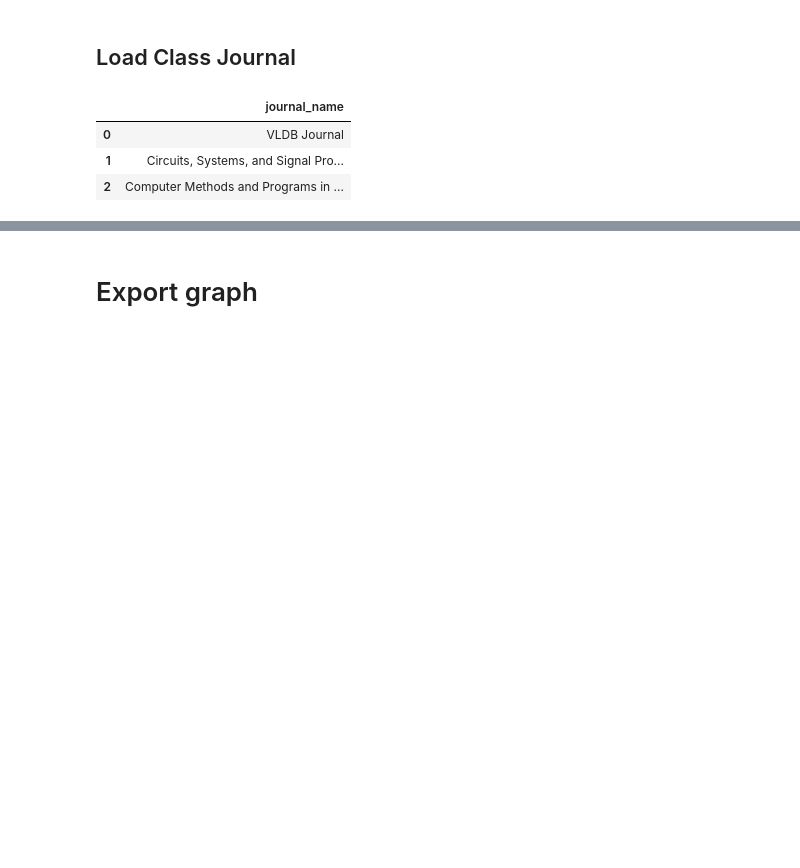
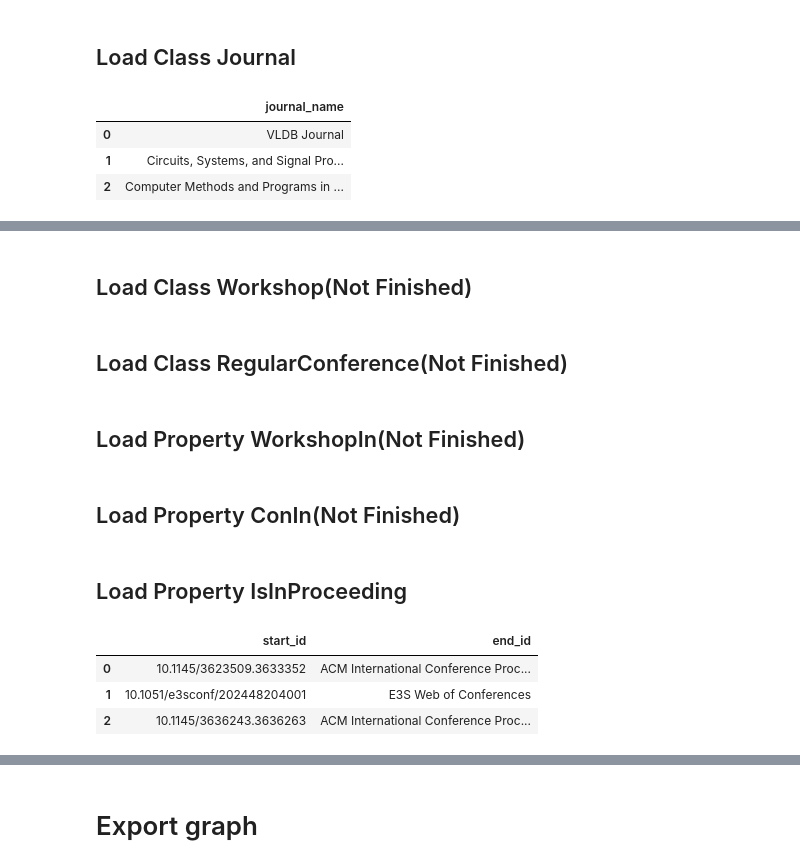
Before and after one commit to Ziyong-Zhang/SDM_lab2, a Jupyter notebook: scripts/SDM_Lab2_Abox.ipynb, the cells around one changed output, grey strips where cells are left out. Drawn from its saved outputs; the diff is of its cells as text; code cells hidden in the pictures; blank space fills up the shorter version.

```diff
--- a/scripts/SDM_Lab2_Abox.ipynb
+++ b/scripts/SDM_Lab2_Abox.ipynb
@@ -513,0 +558,17 @@ Journal_process(dataframes['journal'])
+# %% [markdown]
+## Load Class Workshop(Not Finished)
+# %% [markdown]
+## Load Class RegularConference(Not Finished)
+# %% [markdown]
+## Load Property WorkshopIn(Not Finished)
+# %% [markdown]
+## Load Property ConIn(Not Finished)
+# %% [markdown]
+## Load Property IsInProceeding
+# %%
+dataframes['paper_belong_to_proceeding'].head(3)
+# %% [output]
+|  | start_id | end_id |
+| 0 | 10.1145/3623509.3633352 | ACM International Conference Proc... |
+| 1 | 10.1051/e3sconf/202448204001 | E3S Web of Conferences |
+| 2 | 10.1145/3636243.3636263 | ACM International Conference Proc... |
```
Also changed, not shown: parts of 17 cells of this notebook, 1 other file.
